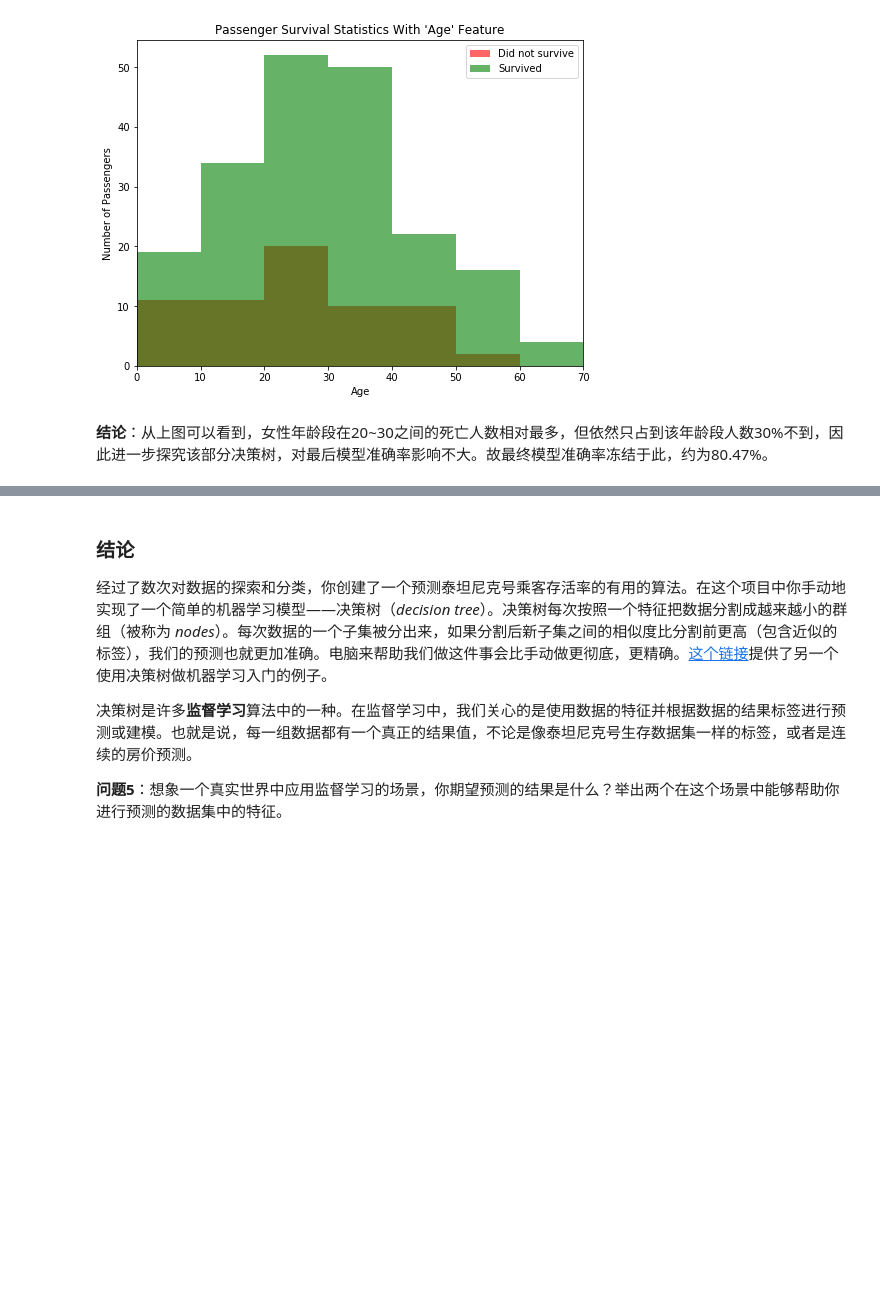
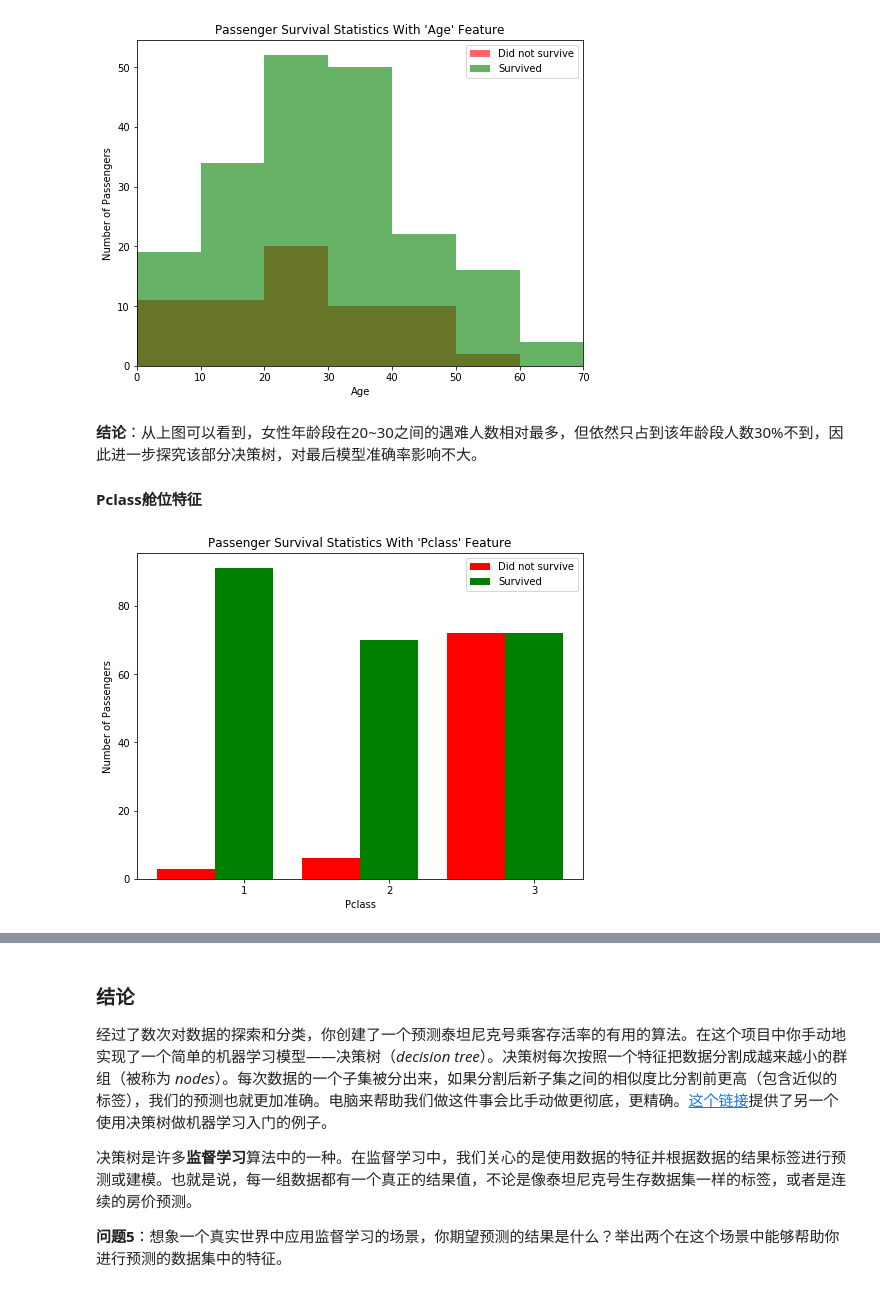
Before and after one commit to kython/Machine_Learning_Nanodegree, a Jupyter notebook: titanic_survival_exploration/titanic_survival_exploration.ipynb, the cells around one changed output, grey strips where cells are left out. Drawn from its saved outputs; the diff is of its cells as text; code cells hidden in the pictures; blank space fills up the shorter version.

Commit message:
optimize female survival conditions

```diff
--- a/titanic_survival_exploration/titanic_survival_exploration.ipynb
+++ b/titanic_survival_exploration/titanic_survival_exploration.ipynb
@@ -417,4 +418,10 @@ survival_stats(data, outcomes, 'Age', ["Sex == 'female'"])
 # %% [output]
 [figure]
 # %% [markdown]
-**结论**：从上图可以看到，女性年龄段在20~30之间的死亡人数相对最多，但依然只占到该年龄段人数30%不到，因此进一步探究该部分决策树，对最后模型准确率影响不大。故最终模型准确率冻结于此，约为80.47%。
+**结论**：从上图可以看到，女性年龄段在20~30之间的遇难人数相对最多，但依然只占到该年龄段人数30%不到，因此进一步探究该部分决策树，对最后模型准确率影响不大。
+
+#### Pclass舱位特征
+# %%
+survival_stats(data, outcomes, 'Pclass', ["Sex == 'female'"])
+# %% [output]
+[figure, added]
```
Also changed, not shown: parts of 13 cells of this notebook, 1 other file.
